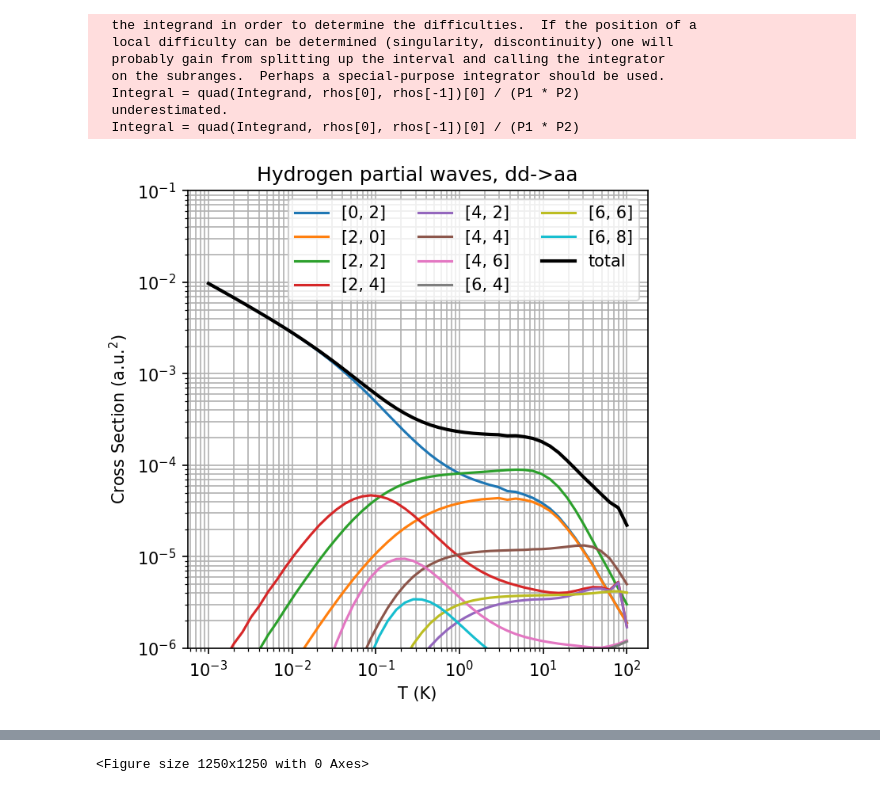
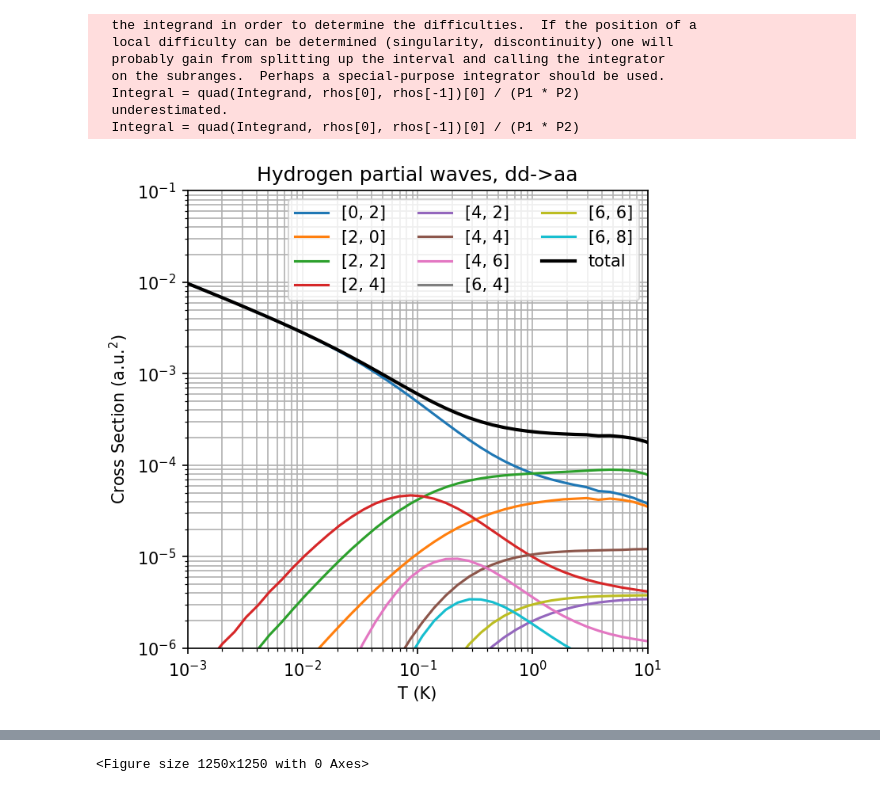
Before and after one commit to UTA-NURES/AtomicHScattering, a Jupyter notebook: examples/Higher Partial Waves.ipynb, the cells around one changed output, grey strips where cells are left out. Cells and saved outputs as stored; diff of their text form; code cells hidden in the pictures.

```diff
--- a/examples/Higher Partial Waves.ipynb
+++ b/examples/Higher Partial Waves.ipynb
@@ -46,23 +46,22 @@ for PW in PWaves:
 # %%
 plt.figure(figsize=(5,5),dpi=150)
 
 for iPW in range(0,len(PWaves)):
     plt.plot(T_values,dipolelosses.GetCrossSection(GVsB_PW_H[iPW],1,T_values),label=str(PWaves[iPW]))
 plt.plot(T_values, dipolelosses.GetCrossSection(SummedG,1,T_values),linewidth=2,color='black',label='total')
 plt.semilogy()
 plt.xlabel("T (K)")
-#plt.xlim(0.001, 10)
+plt.xlim(0.001, 10)
 plt.ylabel(r'Cross Section (a.u.$^2$)')
-#plt.ylim(1e-19, 1e-15)
 plt.title("Hydrogen partial waves, dd->aa")
 plt.grid(which='both')
 plt.legend(ncol=3)
 plt.loglog()
 plt.ylim(1e-6,1e-1)
 
 plt.show()
 # %% [output]
-[figure, old version]
+[figure, new version]
 # %%
 #Only showing the most important ones
 GVsB_PW_T=[]
```
Also changed, not shown: parts of 4 cells of this notebook, 5 other files.
